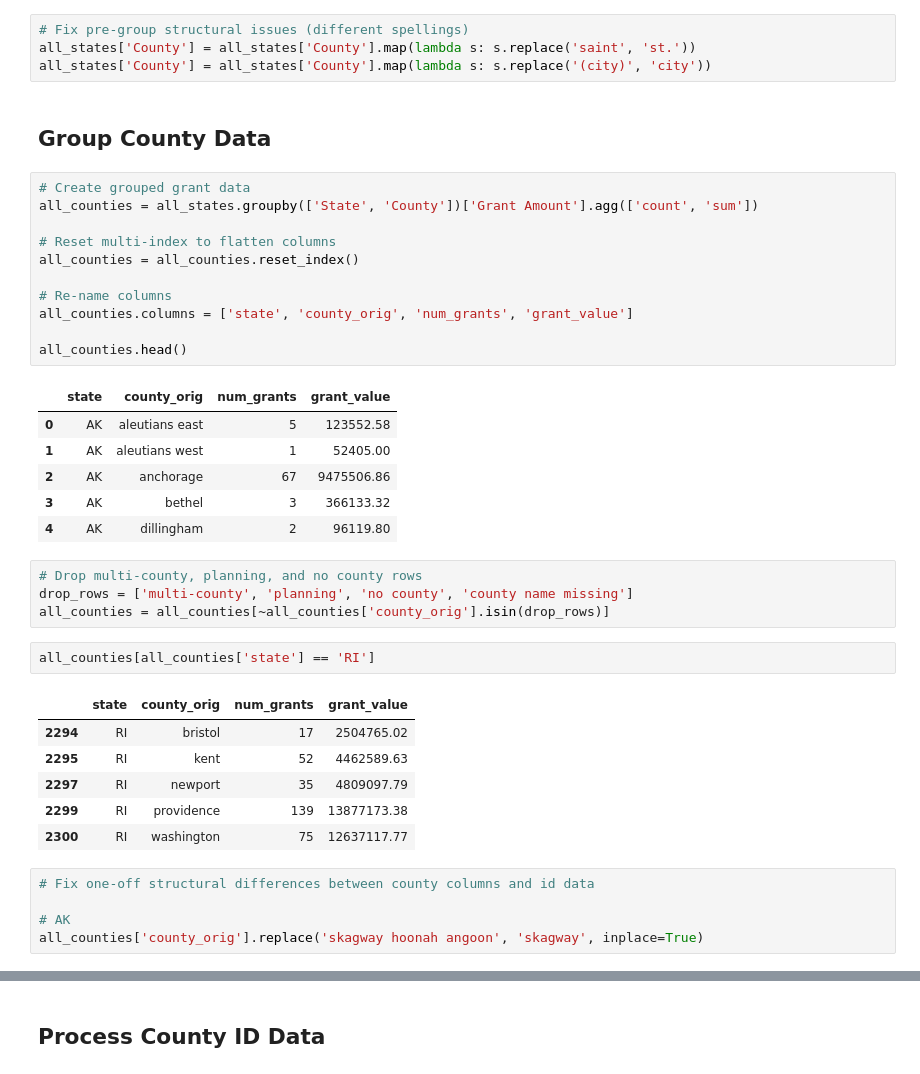
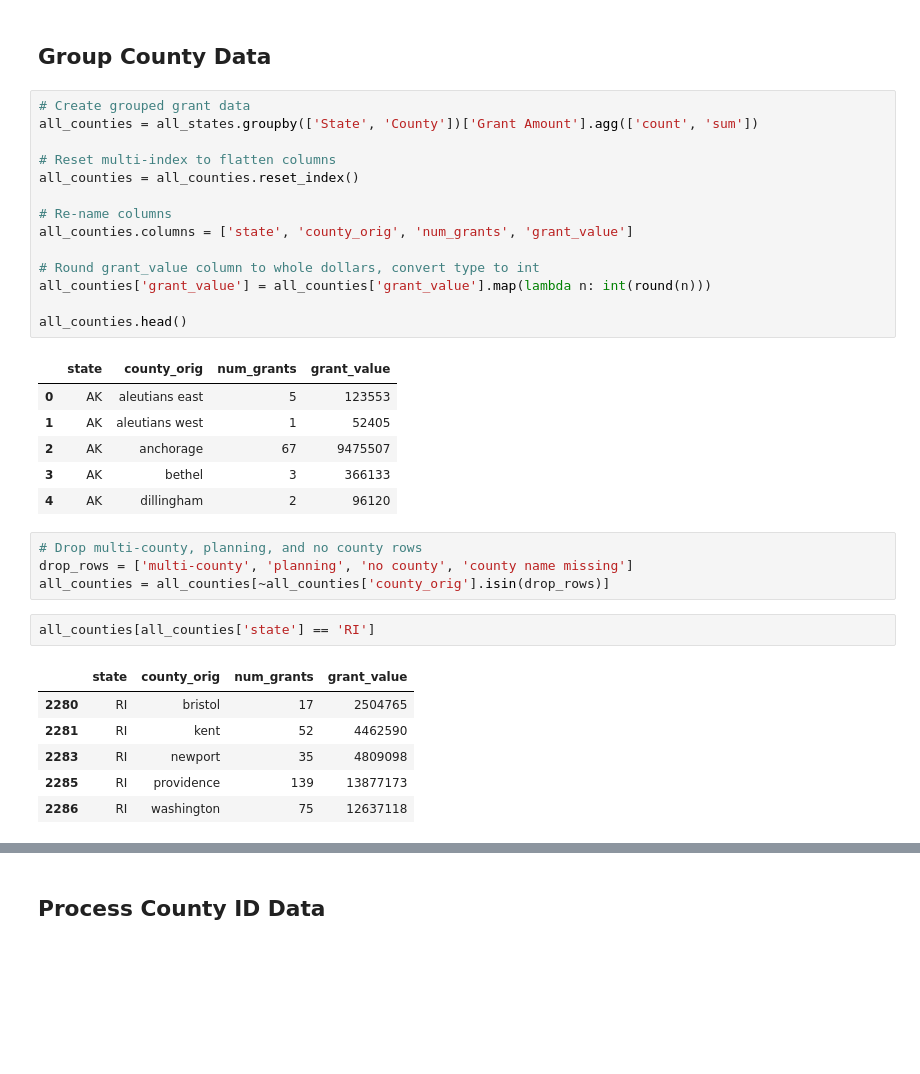
Before and after one commit to HKuz/DSforC, a Jupyter notebook: LWCF/LWCF_Grant_Value_by_County_Rollup.ipynb, the cells around one changed output, grey strips where cells are left out. Cells and saved outputs as stored; diff of their text form; blank space fills up the shorter version.

```diff
--- a/LWCF/LWCF_Grant_Value_by_County_Rollup.ipynb
+++ b/LWCF/LWCF_Grant_Value_by_County_Rollup.ipynb
@@ -65,27 +70,26 @@ all_states['County'] = all_states['County'].map(lambda s: s.lower())
-# %%
-# Fix pre-group structural issues (different spellings)
-all_states['County'] = all_states['County'].map(lambda s: s.replace('saint', 'st.'))
-all_states['County'] = all_states['County'].map(lambda s: s.replace('(city)', 'city'))
 # %% [markdown]
 ## Group County Data
 # %%
 # Create grouped grant data
 all_counties = all_states.groupby(['State', 'County'])['Grant Amount'].agg(['count', 'sum'])
 
 # Reset multi-index to flatten columns
 all_counties = all_counties.reset_index()
 
 # Re-name columns
 all_counties.columns = ['state', 'county_orig', 'num_grants', 'grant_value']
 
+# Round grant_value column to whole dollars, convert type to int
+all_counties['grant_value'] = all_counties['grant_value'].map(lambda n: int(round(n)))
+
 all_counties.head()
 # %% [output]
 |  | state | county_orig | num_grants | grant_value |
-| 0 | AK | aleutians east | 5 | 123552.58 |
-| 1 | AK | aleutians west | 1 | 52405.00 |
-| 2 | AK | anchorage | 67 | 9475506.86 |
-| 3 | AK | bethel | 3 | 366133.32 |
-| 4 | AK | dillingham | 2 | 96119.80 |
+| 0 | AK | aleutians east | 5 | 123553 |
+| 1 | AK | aleutians west | 1 | 52405 |
+| 2 | AK | anchorage | 67 | 9475507 |
+| 3 | AK | bethel | 3 | 366133 |
+| 4 | AK | dillingham | 2 | 96120 |
 # %%
 # Drop multi-county, planning, and no county rows
 drop_rows = ['multi-county', 'planning', 'no county', 'county name missing']
@@ -94,16 +98,11 @@ all_counties = all_counties[~all_counties['county_orig'].isin(drop_rows)]
 all_counties[all_counties['state'] == 'RI']
 # %% [output]
 |  | state | county_orig | num_grants | grant_value |
-| 2294 | RI | bristol | 17 | 2504765.02 |
-| 2295 | RI | kent | 52 | 4462589.63 |
-| 2297 | RI | newport | 35 | 4809097.79 |
-| 2299 | RI | providence | 139 | 13877173.38 |
-| 2300 | RI | washington | 75 | 12637117.77 |
+| 2280 | RI | bristol | 17 | 2504765 |
+| 2281 | RI | kent | 52 | 4462590 |
+| 2283 | RI | newport | 35 | 4809098 |
+| 2285 | RI | providence | 139 | 13877173 |
+| 2286 | RI | washington | 75 | 12637118 |
-# %%
-# Fix one-off structural differences between county columns and id data
-
-# AK
-all_counties['county_orig'].replace('skagway hoonah angoon', 'skagway', inplace=True)
 # %%
 all_counties['county_orig'].count()
 # %% [output]
```
Also changed, not shown: parts of 10 cells of this notebook, 2 other files.
